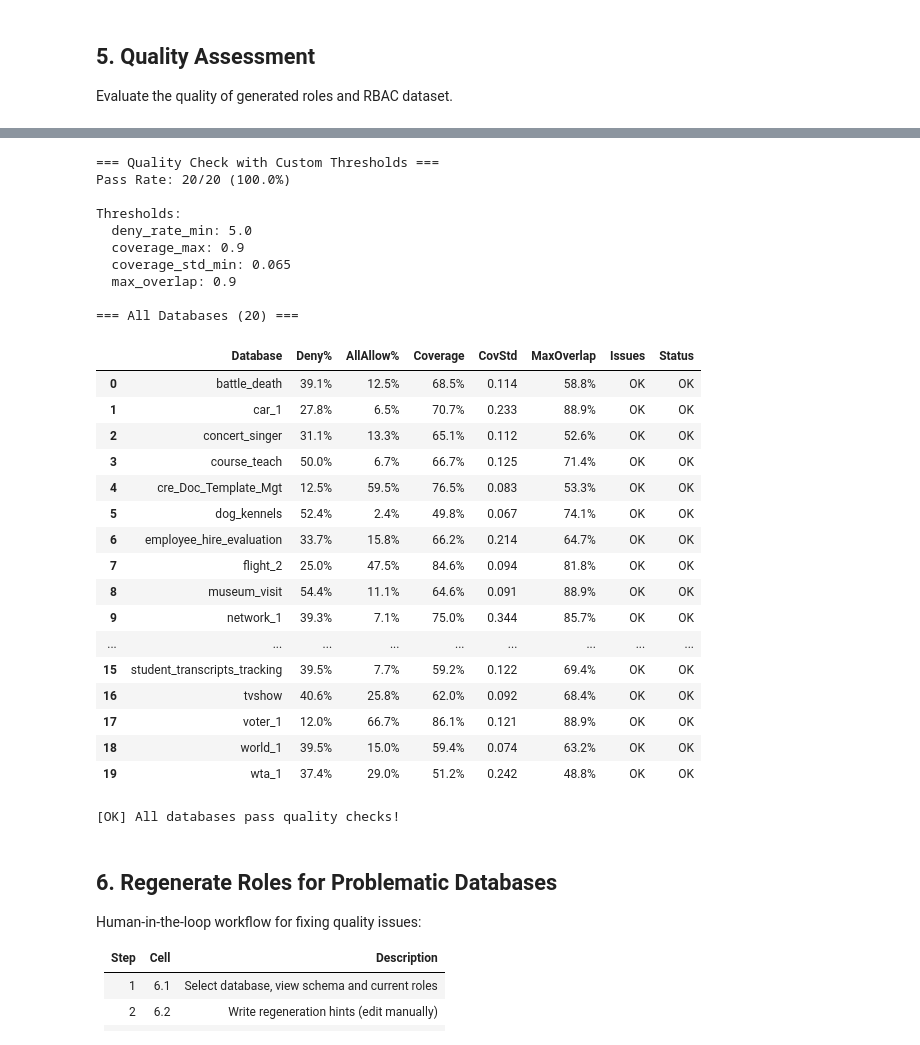
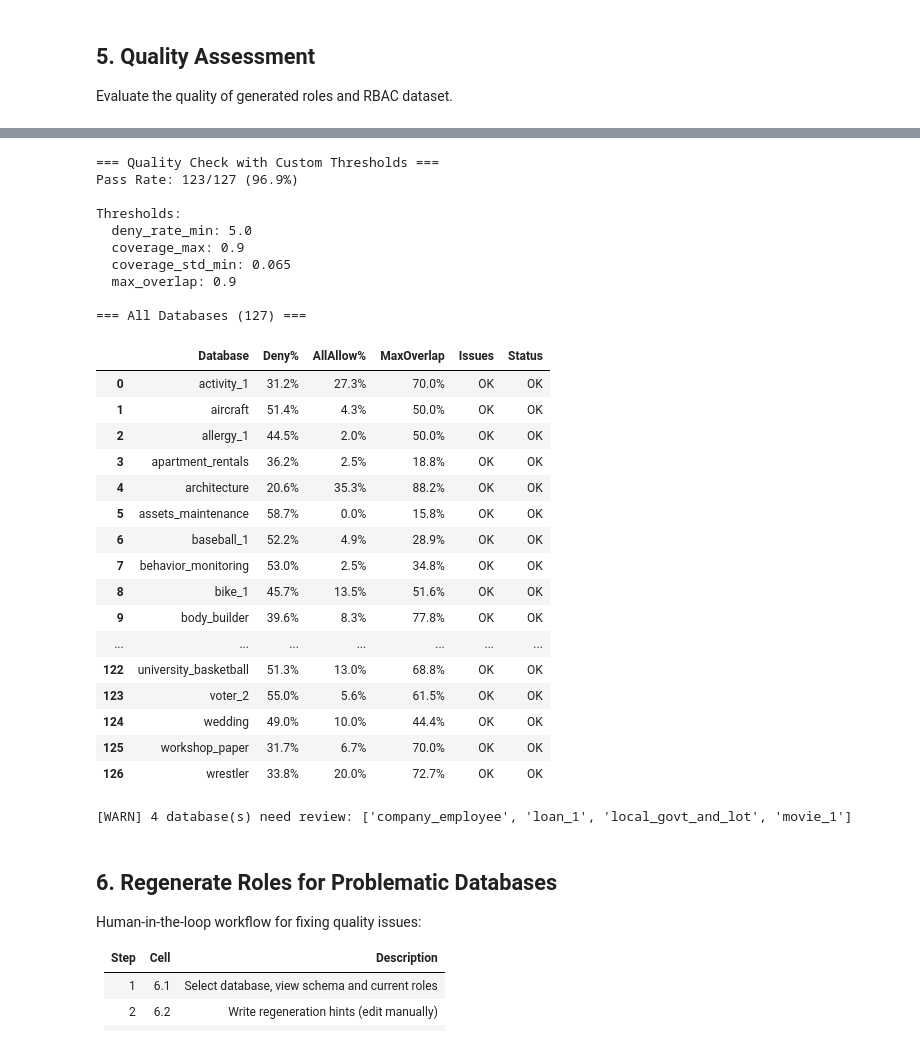
Before and after one commit to 2020dfff/RBAC-Text2SQL-Benchmark, a Jupyter notebook: notebooks/spider_column_level_rbac.ipynb, the cells around one changed output, grey strips where cells are left out. Drawn from its saved outputs; the diff is of its cells as text; code cells hidden in the pictures.

```diff
--- a/notebooks/spider_column_level_rbac.ipynb
+++ b/notebooks/spider_column_level_rbac.ipynb
@@ -65,6 +65,7 @@ SPIDER_ROOT = project_root / 'data' / 'spider'
 SPIDER_DB_DIR = SPIDER_ROOT / 'database'
 SPIDER_TEST_DB_DIR = SPIDER_ROOT / 'test_database'
 SPIDER_DEV_DATA = SPIDER_ROOT / 'dev.json'
+SPIDER_TRAIN_DATA = SPIDER_ROOT / 'train_spider.json'  # ← TRAIN DATA
 SPIDER_TEST_DATA = SPIDER_ROOT / 'test.json'
 
 print(f"Spider root: {SPIDER_ROOT}")
@@ -74,6 +75,7 @@ print(f"\nPaths exist:")
 print(f"  Spider root: {SPIDER_ROOT.exists()}")
 print(f"  Database dir: {SPIDER_DB_DIR.exists()}")
 print(f"  Dev data: {SPIDER_DEV_DATA.exists()}")
+print(f"  Train data: {SPIDER_TRAIN_DATA.exists()}")  # ← CHECK TRAIN
 print(f"  Test data: {SPIDER_TEST_DATA.exists()}")
 # %% [output]
 Spider root: /home/feiy/Role-SQL-benchmark/data/spider
@@ -636,12 +812,17 @@ Evaluate the quality of generated roles and RBAC dataset.
 # 5.1 Setup Quality Evaluator with Custom Thresholds
 import glob
 from pathlib import Path
+
+# IMPORTANT: Always reload the module to get latest code changes
+import importlib
+import src.role_evaluator.quality_metrics as qm
+importlib.reload(qm)
 from src.role_evaluator.quality_metrics import RoleQualityEvaluator
 
 # Use most recent files (latest timestamp)
-role_files = sorted(glob.glob(str(project_root / 'outputs' / 'column_level_role_assignments_spider_*.json')))
+role_files = sorted(glob.glob(str(project_root / 'outputs' / 'column_level_role_assignments_spider_train_*.json')))
 # Check for v2 files (regenerated versions)
-role_files_v2 = sorted(glob.glob(str(project_root / 'outputs' / 'column_level_role_assignments_spider_v2_*.json')))
+role_files_v2 = sorted(glob.glob(str(project_root / 'outputs' / 'column_level_role_assignments_spider_train_v2_*.json')))
 if role_files_v2:
     ROLE_ASSIGNMENTS_PATH = role_files_v2[-1]
 elif role_files:
@@ -687,7 +868,7 @@ QUALITY_THRESHOLDS = {
 EMBED_MODEL = "BAAI/bge-small-en-v1.5"
 EMBED_BACKEND = None  # None = auto-detect, or "openai" / "fastembed"
 
-print("=== Quality Thresholds (Configurable for Spider) ===")
+print("=== Quality Thresholds (Configurable for Spider TRAIN) ===")
 for k, v in QUALITY_THRESHOLDS.items():
     print(f"  {k}: {v}")
 print(f"  embed_model: {EMBED_MODEL}")
@@ -706,7 +887,7 @@ if ROLE_ASSIGNMENTS_PATH and DATASET_PATH:
         embed_backend=EMBED_BACKEND,
         thresholds=QUALITY_THRESHOLDS
     )
-    print("\n✓ Quality evaluator initialized with custom thresholds")
+    print("\n✓ Quality evaluator initialized with UPDATED code (diversity in overlap)")
 else:
-    print("\n Missing files - generate roles and dataset first")
+    print("\n⚠ Missing files - generate roles and dataset first")
 # %% [output]
@@ -1010,26 +1154,34 @@ pd.set_option('display.max_rows', None)
 pd.set_option('display.width', None)
 
 # Re-evaluate issues with custom thresholds
+# NOTE: Diversity & coverage checks are now in overlap_metrics (not semantic_metrics)
 def check_issues_custom(db_id, report, thresholds):
     """Check if database has issues based on custom thresholds."""
     issues = []
 
+    # Deny rate check
     if db_id in report.deny_rate_metrics:
         m = report.deny_rate_metrics[db_id]
         if m.deny_rate < thresholds["deny_rate_min"]:
             issues.append(f"Low deny rate ({m.deny_rate:.1f}% < {thresholds['deny_rate_min']}%)")
 
+    # Semantic check (only alignment now - diversity moved to overlap)
     if db_id in report.semantic_metrics:
         m = report.semantic_metrics[db_id]
-        if m.avg_coverage > thresholds["coverage_max"]:
-            issues.append(f"High coverage ({m.avg_coverage:.1%} > {thresholds['coverage_max']:.0%})")
-        if m.coverage_std < thresholds["coverage_std_min"]:
-            issues.append(f"Low diversity (std={m.coverage_std:.3f} < {thresholds['coverage_std_min']})")
+        # Only semantic alignment is checked here now
+        # diversity and coverage are in overlap_metrics
 
+    # Overlap check - NOW INCLUDES diversity and coverage
     if db_id in report.overlap_metrics:
         m = report.overlap_metrics[db_id]
         if m.max_overlap > thresholds["max_overlap"]:
             issues.append(f"High overlap ({m.max_overlap:.1%} > {thresholds['max_overlap']:.0%})")
+        # Also check issues already computed by evaluate_policy_overlap
+        # which now includes diversity and coverage checks
+        if m.issues:
+            for issue in m.issues:
+                if issue not in issues:  # Avoid duplicates
+                    issues.append(issue)
 
     return issues
 
@@ -1070,53 +1222,53 @@ if 'report' in dir():
     issues_df = pd.DataFrame(issues_data)
 
     print(f"=== Quality Check with Custom Thresholds ===")
     print(f"Pass Rate: {len(all_dbs) - len(problematic_dbs)}/{len(all_dbs)} ({(len(all_dbs) - len(problematic_dbs))/len(all_dbs):.1%})")
     print(f"\nThresholds:")
     for k, v in QUALITY_THRESHOLDS.items():
         print(f"  {k}: {v}")
 
     print(f"\n=== All Databases ({len(issues_df)}) ===")
     display(issues_df)
 
     if problematic_dbs:
         print(f"\n[WARN] {len(problematic_dbs)} database(s) need review: {problematic_dbs}")
     else:
         print("\n[OK] All databases pass quality checks!")
 else:
     print("[INFO] Run quality evaluation first (Cell above)")
 
 pd.reset_option('display.max_colwidth')
 pd.reset_option('display.max_rows')
 pd.reset_option('display.width')
 # %% [output]
 === Quality Check with Custom Thresholds ===
-Pass Rate: 20/20 (100.0%)
+Pass Rate: 123/127 (96.9%)
 
 Thresholds:
   deny_rate_min: 5.0
   coverage_max: 0.9
   coverage_std_min: 0.065
   max_overlap: 0.9
 
-=== All Databases (20) ===
+=== All Databases (127) ===
-|  | Database | Deny% | AllAllow% | Coverage | CovStd | MaxOverlap | Issues | Status |
-| 0 | battle_death | 39.1% | 12.5% | 68.5% | 0.114 | 58.8% | OK | OK |
-| 1 | car_1 | 27.8% | 6.5% | 70.7% | 0.233 | 88.9% | OK | OK |
-| 2 | concert_singer | 31.1% | 13.3% | 65.1% | 0.112 | 52.6% | OK | OK |
-| 3 | course_teach | 50.0% | 6.7% | 66.7% | 0.125 | 71.4% | OK | OK |
-| 4 | cre_Doc_Template_Mgt | 12.5% | 59.5% | 76.5% | 0.083 | 53.3% | OK | OK |
-| 5 | dog_kennels | 52.4% | 2.4% | 49.8% | 0.067 | 74.1% | OK | OK |
-| 6 | employee_hire_evaluation | 33.7% | 15.8% | 66.2% | 0.214 | 64.7% | OK | OK |
-| 7 | flight_2 | 25.0% | 47.5% | 84.6% | 0.094 | 81.8% | OK | OK |
-| 8 | museum_visit | 54.4% | 11.1% | 64.6% | 0.091 | 88.9% | OK | OK |
-| 9 | network_1 | 39.3% | 7.1% | 75.0% | 0.344 | 85.7% | OK | OK |
-| ... | ... | ... | ... | ... | ... | ... | ... | ... |
-| 15 | student_transcripts_tracking | 39.5% | 7.7% | 59.2% | 0.122 | 69.4% | OK | OK |
-| 16 | tvshow | 40.6% | 25.8% | 62.0% | 0.092 | 68.4% | OK | OK |
-| 17 | voter_1 | 12.0% | 66.7% | 86.1% | 0.121 | 88.9% | OK | OK |
-| 18 | world_1 | 39.5% | 15.0% | 59.4% | 0.074 | 63.2% | OK | OK |
-| 19 | wta_1 | 37.4% | 29.0% | 51.2% | 0.242 | 48.8% | OK | OK |
+|  | Database | Deny% | AllAllow% | MaxOverlap | Issues | Status |
+| 0 | activity_1 | 31.2% | 27.3% | 70.0% | OK | OK |
+| 1 | aircraft | 51.4% | 4.3% | 50.0% | OK | OK |
+| 2 | allergy_1 | 44.5% | 2.0% | 50.0% | OK | OK |
+| 3 | apartment_rentals | 36.2% | 2.5% | 18.8% | OK | OK |
+| 4 | architecture | 20.6% | 35.3% | 88.2% | OK | OK |
+| 5 | assets_maintenance | 58.7% | 0.0% | 15.8% | OK | OK |
+| 6 | baseball_1 | 52.2% | 4.9% | 28.9% | OK | OK |
+| 7 | behavior_monitoring | 53.0% | 2.5% | 34.8% | OK | OK |
+| 8 | bike_1 | 45.7% | 13.5% | 51.6% | OK | OK |
+| 9 | body_builder | 39.6% | 8.3% | 77.8% | OK | OK |
+| ... | ... | ... | ... | ... | ... | ... |
+| 122 | university_basketball | 51.3% | 13.0% | 68.8% | OK | OK |
+| 123 | voter_2 | 55.0% | 5.6% | 61.5% | OK | OK |
+| 124 | wedding | 49.0% | 10.0% | 44.4% | OK | OK |
+| 125 | workshop_paper | 31.7% | 6.7% | 70.0% | OK | OK |
+| 126 | wrestler | 33.8% | 20.0% | 72.7% | OK | OK |
-[OK] All databases pass quality checks!
+[WARN] 4 database(s) need review: ['company_employee', 'loan_1', 'local_govt_and_lot', 'movie_1']
 # %% [markdown]
 ## 6. Regenerate Roles for Problematic Databases
 
```
Also changed, not shown: parts of 21 cells of this notebook, 6 other files.
